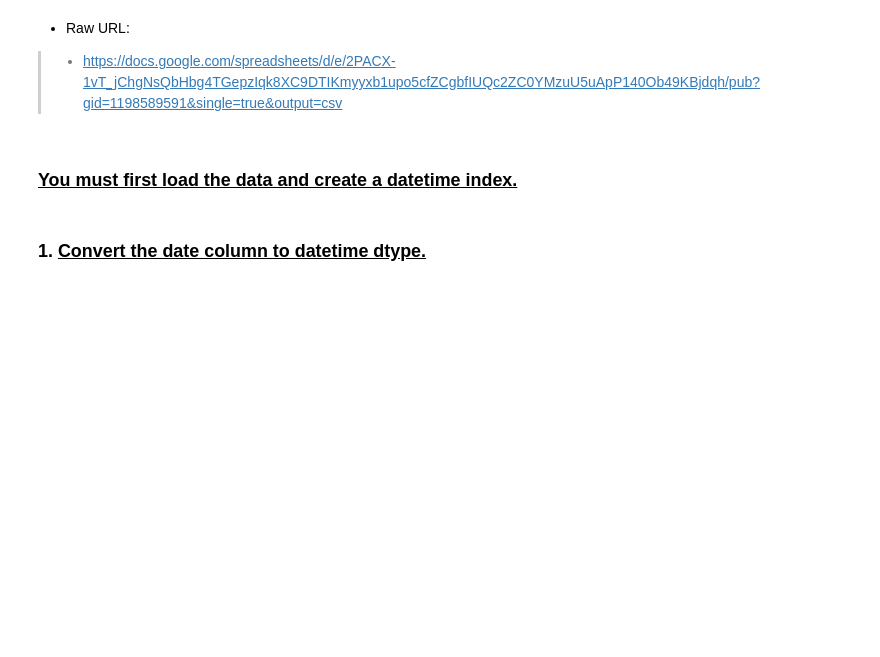
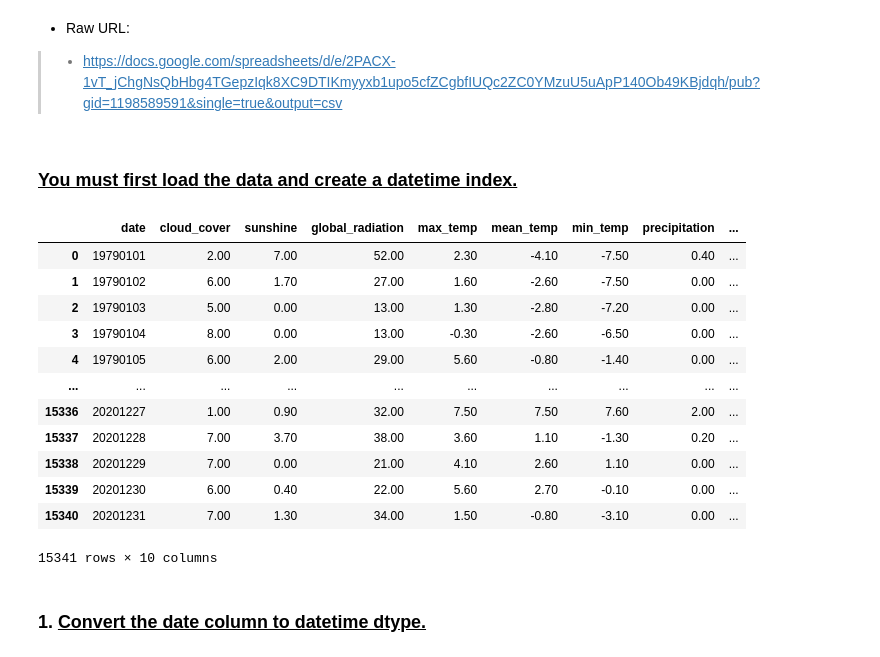
Before and after one commit to VALDE021/Resampling-Datetime-Data-Core1-EricNV, a Jupyter notebook: Resampling Datetime Data Core-EricNV.ipynb, the cells around one changed output. Cells and saved outputs as stored; diff of their text form; code cells hidden in the pictures; blank space fills up the shorter version.

```diff
--- a/Resampling Datetime Data Core-EricNV.ipynb
+++ b/Resampling Datetime Data Core-EricNV.ipynb
@@ -27,4 +41,21 @@ Part 2: Answer 2 Questions using visualizations and the correct frequency data
 # %%
 # Loading Data
+data = 'Data/london_weather_MODIFIED - london_weather_MODIFIED.csv'
+df = pd.read_csv(data)
+df
+# %% [output]
+|  | date | cloud_cover | sunshine | global_radiation | max_temp | mean_temp | min_temp | precipitation | ... |
+| 0 | 19790101 | 2.00 | 7.00 | 52.00 | 2.30 | -4.10 | -7.50 | 0.40 | ... |
+| 1 | 19790102 | 6.00 | 1.70 | 27.00 | 1.60 | -2.60 | -7.50 | 0.00 | ... |
+| 2 | 19790103 | 5.00 | 0.00 | 13.00 | 1.30 | -2.80 | -7.20 | 0.00 | ... |
+| 3 | 19790104 | 8.00 | 0.00 | 13.00 | -0.30 | -2.60 | -6.50 | 0.00 | ... |
+| 4 | 19790105 | 6.00 | 2.00 | 29.00 | 5.60 | -0.80 | -1.40 | 0.00 | ... |
+| ... | ... | ... | ... | ... | ... | ... | ... | ... | ... |
+| 15336 | 20201227 | 1.00 | 0.90 | 32.00 | 7.50 | 7.50 | 7.60 | 2.00 | ... |
+| 15337 | 20201228 | 7.00 | 3.70 | 38.00 | 3.60 | 1.10 | -1.30 | 0.20 | ... |
+| 15338 | 20201229 | 7.00 | 0.00 | 21.00 | 4.10 | 2.60 | 1.10 | 0.00 | ... |
+| 15339 | 20201230 | 6.00 | 0.40 | 22.00 | 5.60 | 2.70 | -0.10 | 0.00 | ... |
+| 15340 | 20201231 | 7.00 | 1.30 | 34.00 | 1.50 | -0.80 | -3.10 | 0.00 | ... |
+15341 rows × 10 columns
 # %% [markdown]
 ### 1. <u>Convert the date column to datetime dtype.
```
Also changed, not shown: parts of 20 cells of this notebook.
